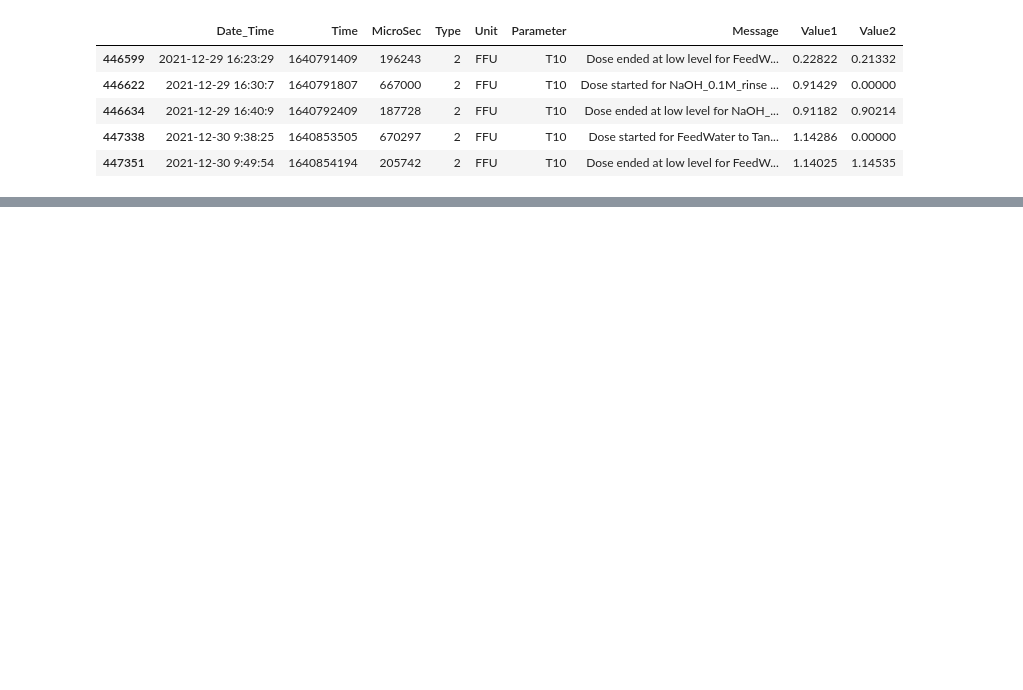
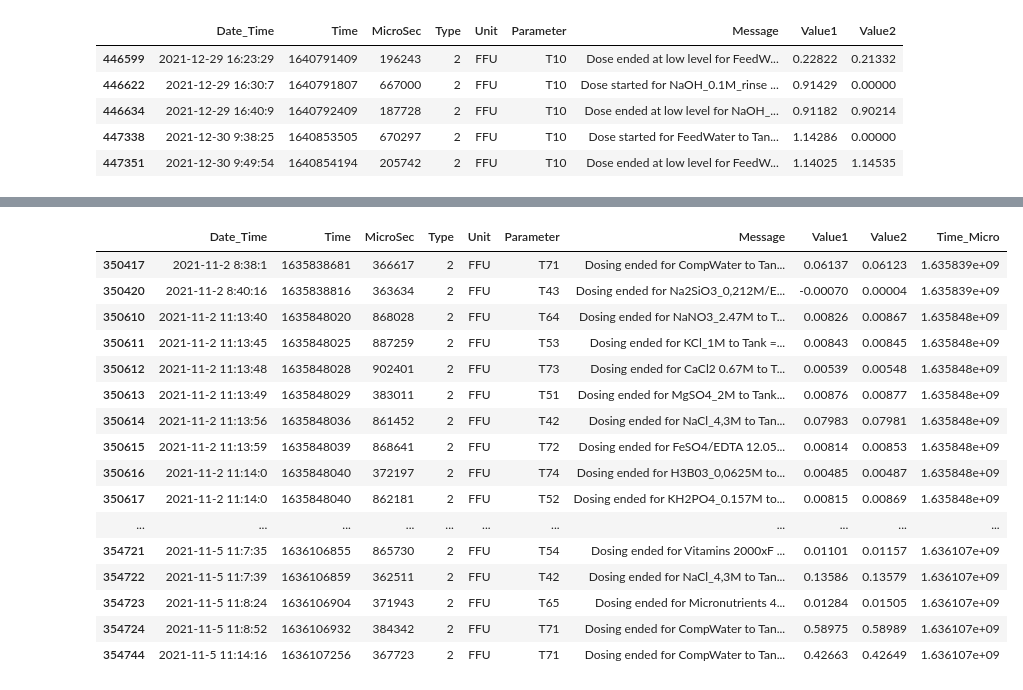
Before and after one commit to janakishyama/ESR_10, a Jupyter notebook: WP1/data_cleaning_DBexport/_4_feed_Nutrient/3_feedData_Dosing.ipynb, the cells around one changed output, grey strips where cells are left out. Saved outputs shown, nothing was run; the diff lists cells and outputs as text; code cells hidden in the pictures; blank space fills up the shorter version.

```diff
--- a/WP1/data_cleaning_DBexport/_4_feed_Nutrient/3_feedData_Dosing.ipynb
+++ b/WP1/data_cleaning_DBexport/_4_feed_Nutrient/3_feedData_Dosing.ipynb
@@ -113,0 +240,23 @@ tmp1.head(60)
+# %%
+recipe_tmp2 = appended_feed_data[appended_feed_data['Parameter'].str.startswith('T')]
+recipe_tmp3 = recipe_tmp2[recipe_tmp2['Message'].str.contains('ended')]
+# %%
+recipe_tmp3.head(60)
+# %% [output]
+|  | Date_Time | Time | MicroSec | Type | Unit | Parameter | Message | Value1 | Value2 | Time_Micro |
+| 350417 | 2021-11-2 8:38:1 | 1635838681 | 366617 | 2 | FFU | T71 | Dosing ended for CompWater to Tan... | 0.06137 | 0.06123 | 1.635839e+09 |
+| 350420 | 2021-11-2 8:40:16 | 1635838816 | 363634 | 2 | FFU | T43 | Dosing ended for Na2SiO3_0,212M/E... | -0.00070 | 0.00004 | 1.635839e+09 |
+| 350610 | 2021-11-2 11:13:40 | 1635848020 | 868028 | 2 | FFU | T64 | Dosing ended for NaNO3_2.47M to T... | 0.00826 | 0.00867 | 1.635848e+09 |
+| 350611 | 2021-11-2 11:13:45 | 1635848025 | 887259 | 2 | FFU | T53 | Dosing ended for KCl_1M to Tank =... | 0.00843 | 0.00845 | 1.635848e+09 |
+| 350612 | 2021-11-2 11:13:48 | 1635848028 | 902401 | 2 | FFU | T73 | Dosing ended for CaCl2 0.67M to T... | 0.00539 | 0.00548 | 1.635848e+09 |
+| 350613 | 2021-11-2 11:13:49 | 1635848029 | 383011 | 2 | FFU | T51 | Dosing ended for MgSO4_2M to Tank... | 0.00876 | 0.00877 | 1.635848e+09 |
+| 350614 | 2021-11-2 11:13:56 | 1635848036 | 861452 | 2 | FFU | T42 | Dosing ended for NaCl_4,3M to Tan... | 0.07983 | 0.07981 | 1.635848e+09 |
+| 350615 | 2021-11-2 11:13:59 | 1635848039 | 868641 | 2 | FFU | T72 | Dosing ended for FeSO4/EDTA 12.05... | 0.00814 | 0.00853 | 1.635848e+09 |
+| 350616 | 2021-11-2 11:14:0 | 1635848040 | 372197 | 2 | FFU | T74 | Dosing ended for H3B03_0,0625M to... | 0.00485 | 0.00487 | 1.635848e+09 |
+| 350617 | 2021-11-2 11:14:0 | 1635848040 | 862181 | 2 | FFU | T52 | Dosing ended for KH2PO4_0.157M to... | 0.00815 | 0.00869 | 1.635848e+09 |
+| ... | ... | ... | ... | ... | ... | ... | ... | ... | ... | ... |
+| 354721 | 2021-11-5 11:7:35 | 1636106855 | 865730 | 2 | FFU | T54 | Dosing ended for Vitamins 2000xF ... | 0.01101 | 0.01157 | 1.636107e+09 |
+| 354722 | 2021-11-5 11:7:39 | 1636106859 | 362511 | 2 | FFU | T42 | Dosing ended for NaCl_4,3M to Tan... | 0.13586 | 0.13579 | 1.636107e+09 |
+| 354723 | 2021-11-5 11:8:24 | 1636106904 | 371943 | 2 | FFU | T65 | Dosing ended for Micronutrients 4... | 0.01284 | 0.01505 | 1.636107e+09 |
+| 354724 | 2021-11-5 11:8:52 | 1636106932 | 384342 | 2 | FFU | T71 | Dosing ended for CompWater to Tan... | 0.58975 | 0.58989 | 1.636107e+09 |
+| 354744 | 2021-11-5 11:14:16 | 1636107256 | 367723 | 2 | FFU | T71 | Dosing ended for CompWater to Tan... | 0.42663 | 0.42649 | 1.636107e+09 |
```
Also changed, not shown: parts of 34 cells of this notebook.
